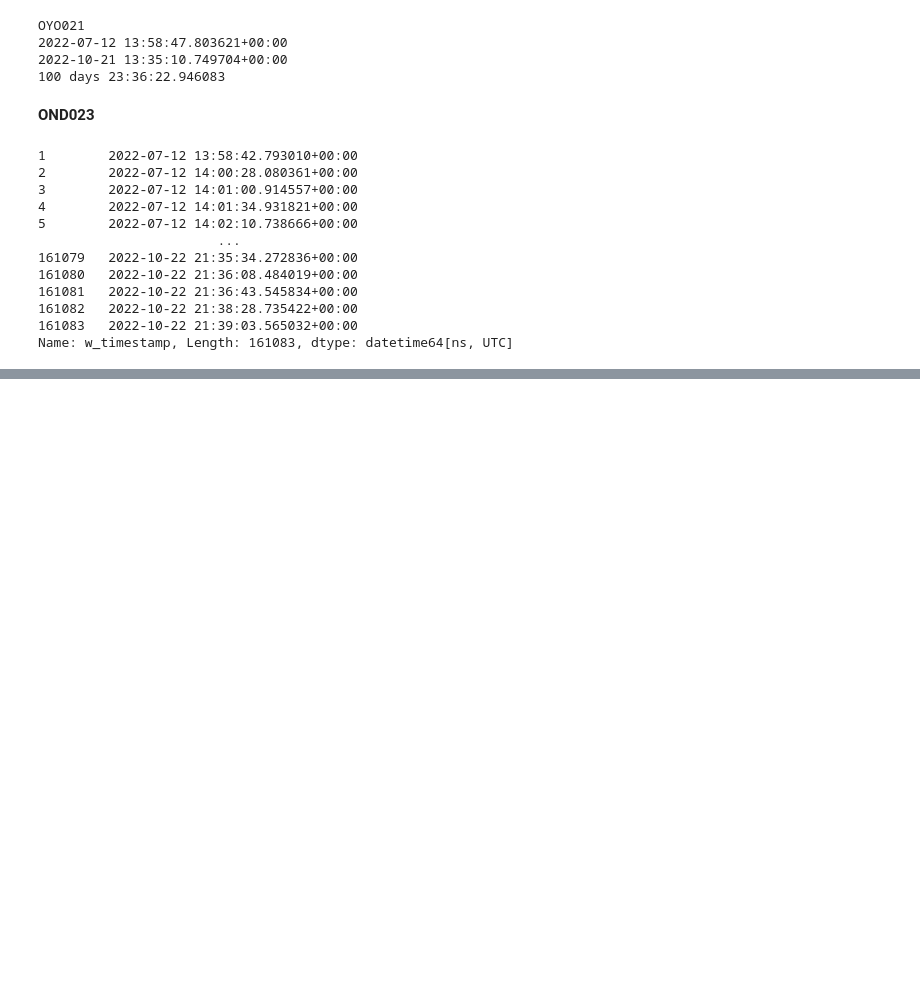
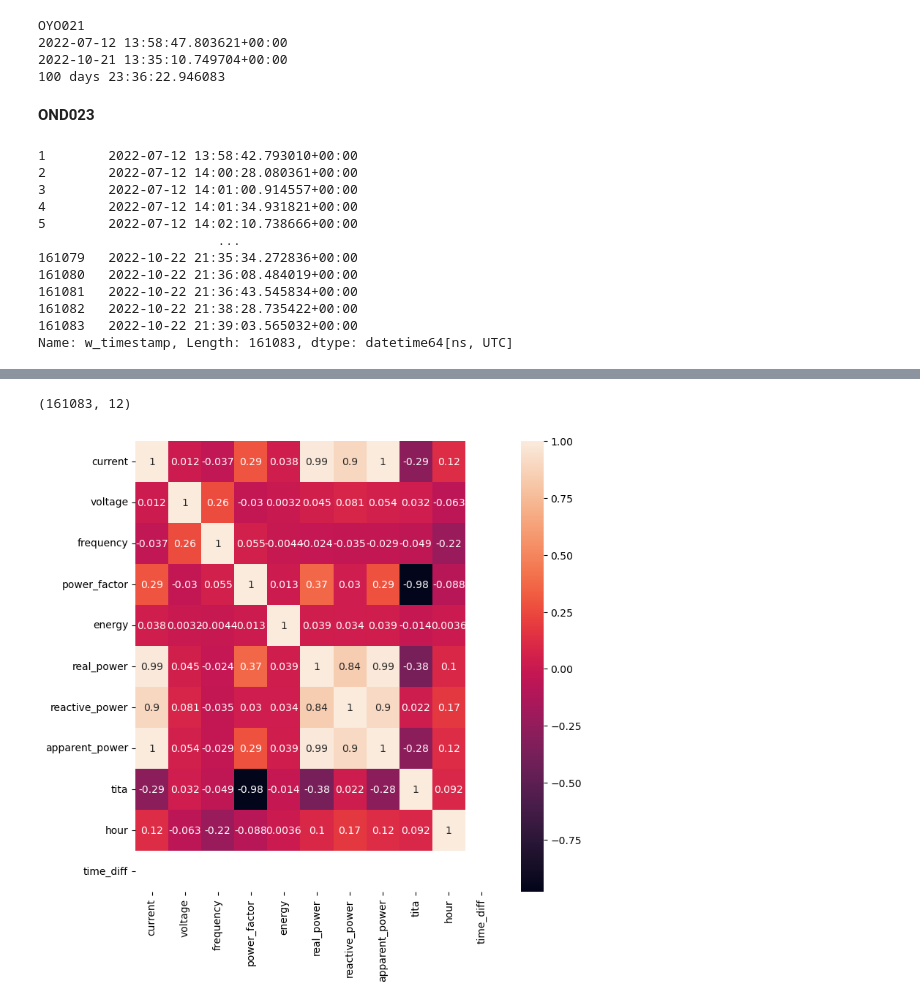
Before and after one commit to Oluwajuwon-O/project_notebooks, a Jupyter notebook: forecasting.ipynb, the cells around one changed output, grey strips where cells are left out. Cells and saved outputs as stored; diff of their text form; code cells hidden in the pictures; blank space fills up the shorter version.

```diff
--- a/forecasting.ipynb
+++ b/forecasting.ipynb
@@ -319,0 +297,2 @@ Timestamp('2023-06-09 00:00:00')
+# %%
+ondo['hour'] = ondo.index.hour
@@ -319,0 +341,9 @@ Timestamp('2023-06-09 00:00:00')
+# %%
+ondo.shape
+# %% [output]
+(161083, 12)
+# %%
+plt.figure(figsize=[8,8])
+sns.heatmap(ondo.corr(), annot = True);
+# %% [output]
+[figure, added]
```
Also changed, not shown: parts of 24 cells of this notebook, 1 other file.
